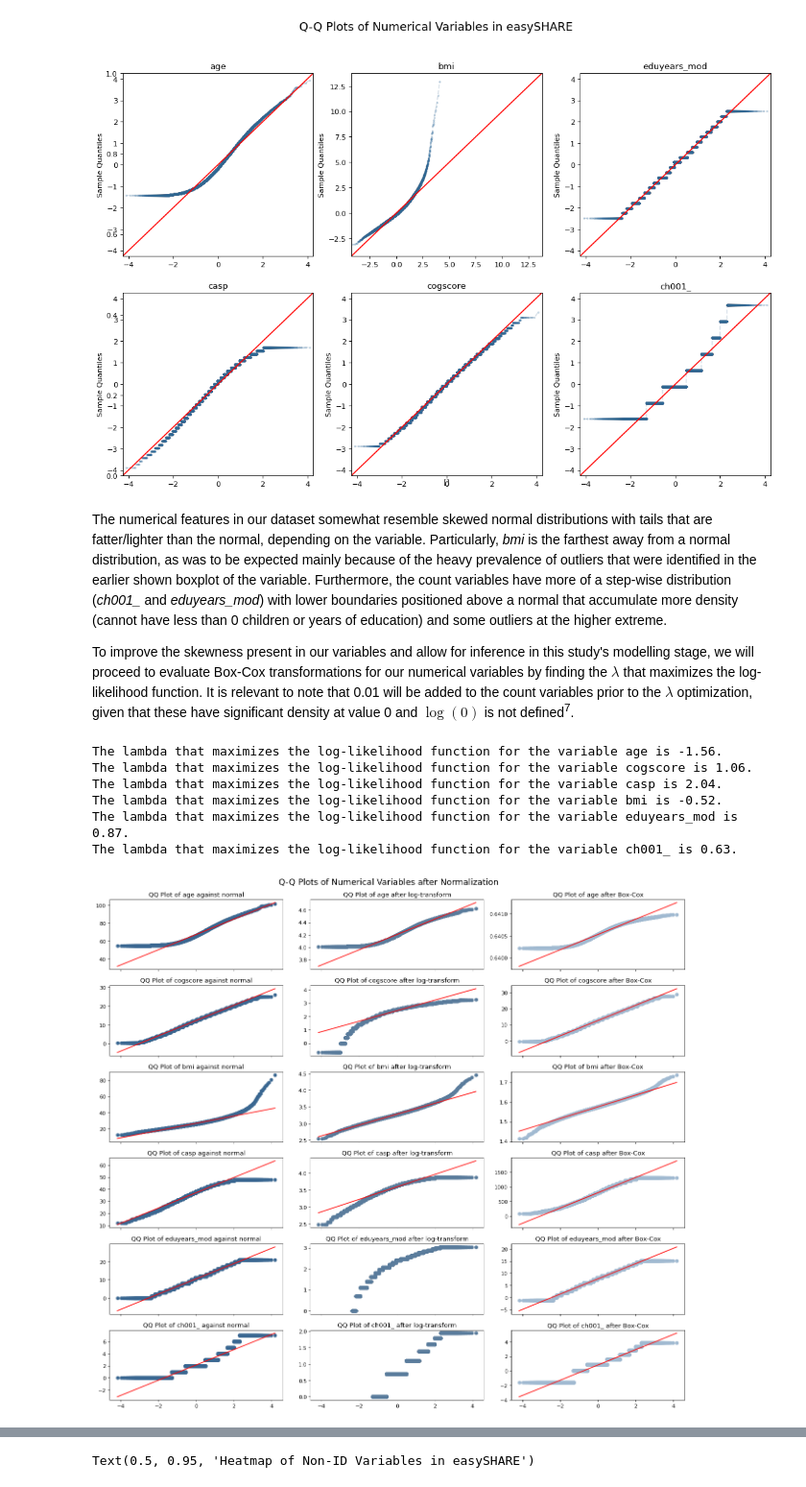
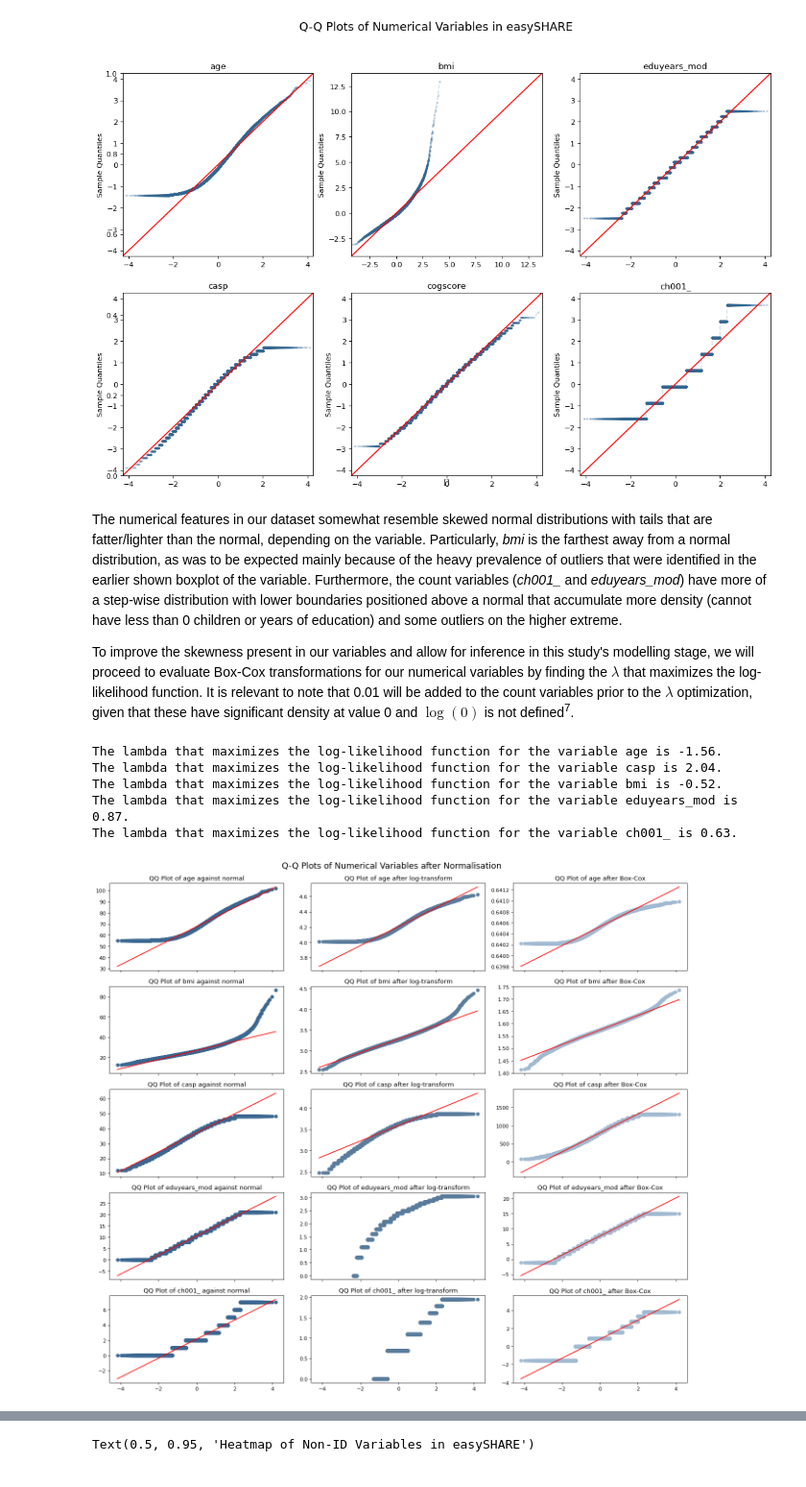
Before and after one commit to ananyajai/mlp_coursework_01, a Jupyter notebook: project1.ipynb, the cells around one changed output, grey strips where cells are left out. Shown at 96% size. Cells and saved outputs as stored; diff of their text form; code cells hidden in the pictures.

```diff
--- a/project1.ipynb
+++ b/project1.ipynb
@@ -386,7 +393,7 @@ fig.suptitle('Q-Q Plots of Numerical Variables in easySHARE', fontsize=16)
 Text(0.5, 0.98, 'Q-Q Plots of Numerical Variables in easySHARE')
 [figure]
 # %% [markdown]
-The numerical features in our dataset somewhat resemble skewed normal distributions with tails that are fatter/lighter than the normal, depending on the variable. Particularly, *bmi* is the farthest away from a normal distribution, as was to be expected mainly because of the heavy prevalence of outliers that were identified in the earlier shown boxplot of the variable. Furthermore, the count variables have more of a step-wise distribution (*ch001_* and *eduyears_mod*) with lower boundaries positioned above a normal that accumulate more density (cannot have less than 0 children or years of education) and some outliers at the higher extreme.
+The numerical features in our dataset somewhat resemble skewed normal distributions with tails that are fatter/lighter than the normal, depending on the variable. Particularly, *bmi* is the farthest away from a normal distribution, as was to be expected mainly because of the heavy prevalence of outliers that were identified in the earlier shown boxplot of the variable. Furthermore, the count variables (*ch001_* and *eduyears_mod*) have more of a step-wise distribution with lower boundaries positioned above a normal that accumulate more density (cannot have less than 0 children or years of education) and some outliers on the higher extreme.
 
 To improve the skewness present in our variables and allow for inference in this study's modelling stage, we will proceed to evaluate Box-Cox transformations for our numerical variables by finding the $\lambda$ that maximizes the log-likelihood function. It is relevant to note that 0.01 will be added to the count variables prior to the $\lambda$ optimization, given that these have significant density at value 0 and $\log(0)$ is not defined<sup>7</sup>.
 # %%
@@ -394,8 +401,8 @@ To improve the skewness present in our variables and allow for inference in this
 age_box_, bc_age_param = stats.boxcox(df_transformations['age'].astype(int), lmbda = None)
 print(f'The lambda that maximizes the log-likelihood function for the variable age is {round(bc_age_param,2)}.')
 
-cs_box_, bc_cs_param = stats.boxcox(df_transformations['cogscore'].astype(float), lmbda = None)
-print(f'The lambda that maximizes the log-likelihood function for the variable cogscore is {round(bc_cs_param,2)}.')
+# cs_box_, bc_cs_param = stats.boxcox(df_transformations['cogscore'].astype(float), lmbda = None)
+# print(f'The lambda thamizes the log-likelihood function for the variable cogscore is {round(bc_cs_param,2)}.')
 
 casp_box_, bc_casp_param = stats.boxcox(df_transformations['casp'].astype(float), lmbda = None)
 print(f'The lambda that maximizes the log-likelihood function for the variable casp is {round(bc_casp_param,2)}.')
@@ -410,7 +417,6 @@ ch001_box_, bc_ch001_param = stats.boxcox((df_transformations['ch001_']+0.01).as
 print(f'The lambda that maximizes the log-likelihood function for the variable ch001_ is {round(bc_ch001_param,2)}.')
 # %% [output]
 The lambda that maximizes the log-likelihood function for the variable age is -1.56.
-The lambda that maximizes the log-likelihood function for the variable cogscore is 1.06.
 The lambda that maximizes the log-likelihood function for the variable casp is 2.04.
 The lambda that maximizes the log-likelihood function for the variable bmi is -0.52.
 The lambda that maximizes the log-likelihood function for the variable eduyears_mod is 0.87.
@@ -420,50 +426,50 @@ The lambda that maximizes the log-likelihood function for the variable ch001_ is
 # techniques for data scientists, used from Workshop 1?
 
 # List of variables we applied Box-Cox transformation to
-boxcox_list = ['age','cogscore','bmi','casp','eduyears_mod','ch001_']
+boxcox_list = ['age','bmi','casp','eduyears_mod','ch001_']
 
 # Dataframe with columns we applied Box-Cox transformation to
 boxcox_df = df_transformations[boxcox_list]
 
 # List of optimal lambda parameters we obtained
-best_lambdas = [bc_age_param, bc_cs_param, bc_bmi_param, bc_casp_param, bc_eduyrs_param, bc_ch001_param]
+best_lambdas = [bc_age_param, bc_bmi_param, bc_casp_param, bc_eduyrs_param, bc_ch001_param]
 
 # Graph to compare QQ Plots pre and post log-transformation and
 # Box-Cox transformation using optimal lambda from prior code chunk
-fig2, axs = plt.subplots(6,3, figsize=(16,14), sharex=True)
+fig2, axs = plt.subplots(5, 3, figsize=(16,14), sharex=True)
 
 # For loop to create 3 comparison plots for each variable
 for i in range(len(axs)):
     # QQ Plot of Original Variable Data
     prob1 = stats.probplot(boxcox_df[boxcox_list[i]].astype(float), dist=stats.norm,
     plot=axs[i][0])     # Plot original data
     axs[i][0].set_xlabel('')
     axs[i][0].set_ylabel('')
     axs[i][0].set_title(f'QQ Plot of {boxcox_list[i]} against normal')
     axs[i][0].get_lines()[0].set_markerfacecolor('#3a6791')
     axs[i][0].get_lines()[0].set_markeredgecolor('#3a6791')
 
     # QQ Plot of Log-Transformed Variable Data
     var_logtrans_ = stats.boxcox(boxcox_df[boxcox_list[i]].astype(float), lmbda=0.)
     prob2 = stats.probplot(var_logtrans_, dist=stats.norm, plot=axs[i][1])
     axs[i][1].set_xlabel('')
     axs[i][1].set_ylabel('')
     axs[i][1].set_title(f'QQ Plot of {boxcox_list[i]} after log-transform')
     axs[i][1].get_lines()[0].set_markerfacecolor('#5a7c9c')
     axs[i][1].get_lines()[0].set_markeredgecolor('#5a7c9c')
 
     # QQ Plot of Box-Cox Transformed Variable Data
     var_boxcox_ = stats.boxcox(boxcox_df[boxcox_list[i]].astype(float), lmbda=best_lambdas[i])
     prob3 = stats.probplot(var_boxcox_, dist=stats.norm, plot=axs[i][2])
     axs[i][2].set_xlabel('')
     axs[i][2].set_ylabel('')
     axs[i][2].set_title(f'QQ Plot of {boxcox_list[i]} after Box-Cox')
     axs[i][2].get_lines()[0].set_markerfacecolor('#a1bad1')
     axs[i][2].get_lines()[0].set_markeredgecolor('#a1bad1')
 
 plt.tight_layout()
-fig2.suptitle('Q-Q Plots of Numerical Variables after Normalization', fontsize=16,y=1.015)
+fig2.suptitle('Q-Q Plots of Numerical Variables after Normalisation', fontsize=16,y=1.015)
 plt.show()
 # %% [output]
-[figure, old version]
+[figure, new version]
 # %% [markdown]
```
Also changed, not shown: parts of 27 cells of this notebook.
